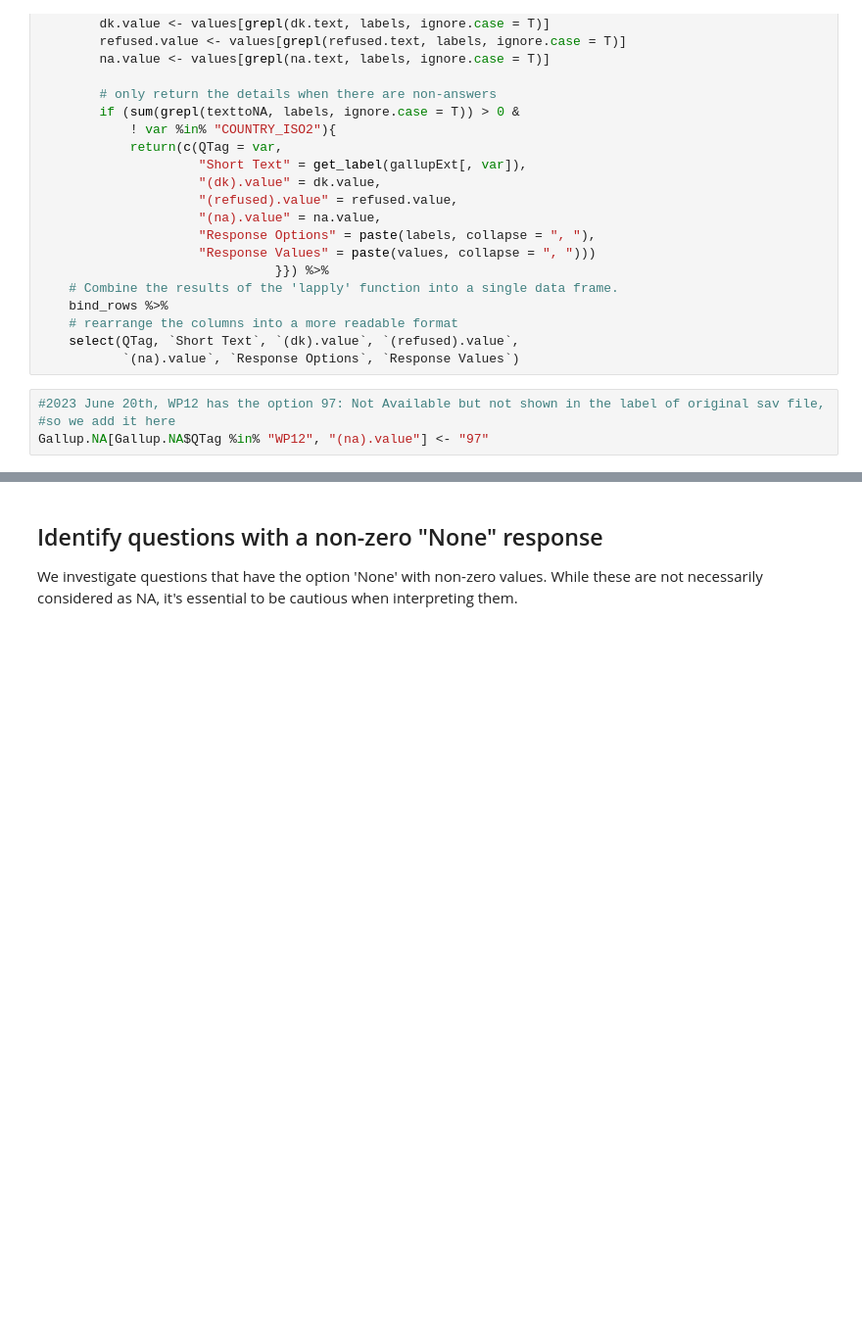
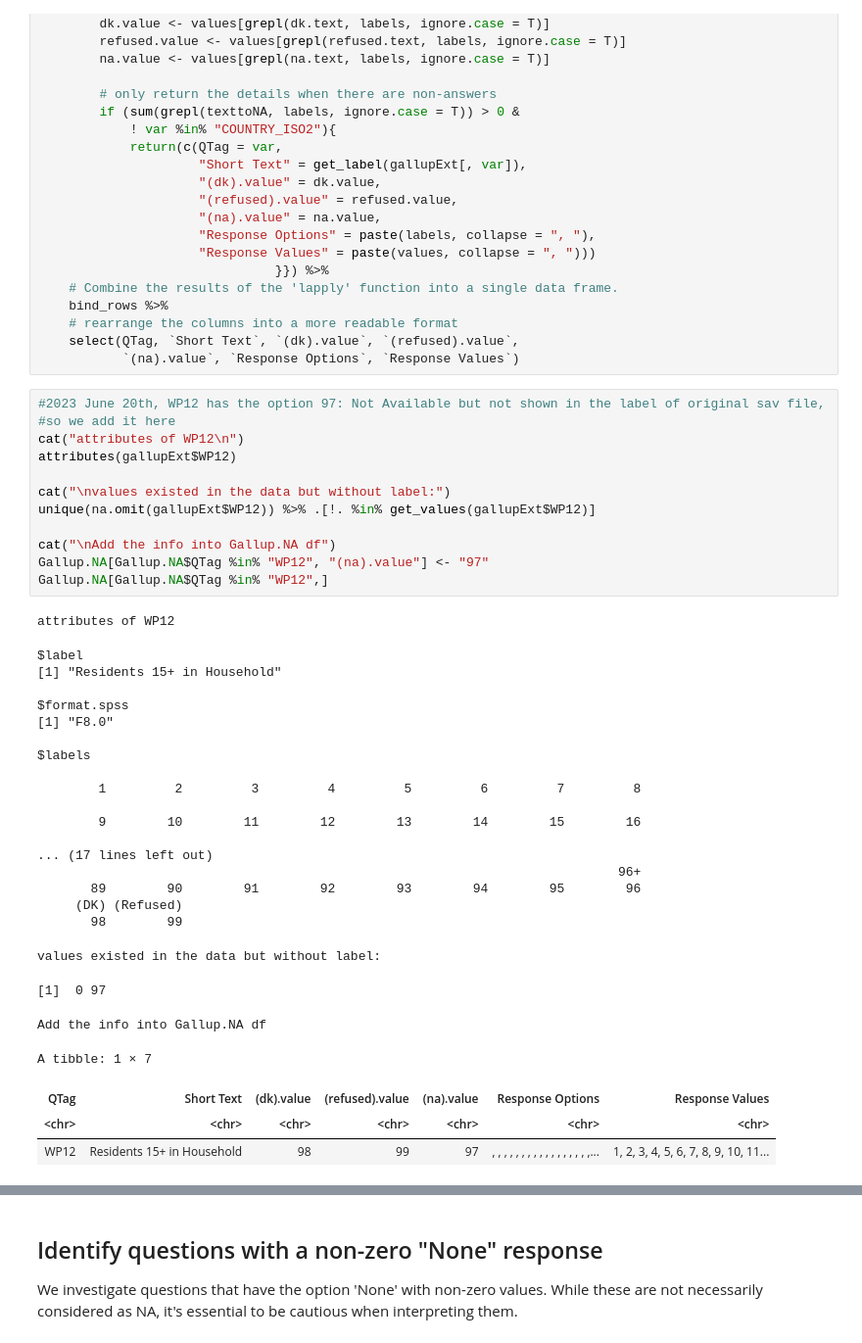
Before and after one commit to uoftpwb/GallupWorldPollCleaning, a Jupyter notebook: FullGallupWorldPollCleaning.ipynb, the cells around one changed output, grey strips where cells are left out. Shown at 98% size. Drawn from its saved outputs; the diff is of its cells as text; blank space fills up the shorter version.

```diff
--- a/FullGallupWorldPollCleaning.ipynb
+++ b/FullGallupWorldPollCleaning.ipynb
@@ -118,4 +125,38 @@ Gallup.NA <- colnames(gallupExt) %>%
 # %%
 #2023 June 20th, WP12 has the option 97: Not Available but not shown in the label of original sav file,
 #so we add it here
+cat("attributes of WP12\n")
+attributes(gallupExt$WP12)
+
+cat("\nvalues existed in the data but without label:")
+unique(na.omit(gallupExt$WP12)) %>% .[!. %in% get_values(gallupExt$WP12)]
+
+cat("\nAdd the info into Gallup.NA df")
 Gallup.NA[Gallup.NA$QTag %in% "WP12", "(na).value"] <- "97"
+Gallup.NA[Gallup.NA$QTag %in% "WP12",]
+# %% [output]
+attributes of WP12
+$label
+[1] "Residents 15+ in Household"
+
+$format.spss
+[1] "F8.0"
+
+$labels
+
+        1         2         3         4         5         6         7         8
+
+        9        10        11        12        13        14        15        16
+
+... (17 lines left out)
+                                                                            96+
+       89        90        91        92        93        94        95        96
+     (DK) (Refused)
+       98        99
+values existed in the data but without label:
+[1]  0 97
+Add the info into Gallup.NA df
+A tibble: 1 × 7
+| QTag | Short Text | (dk).value | (refused).value | (na).value | Response Options | Response Values |
+| <chr> | <chr> | <chr> | <chr> | <chr> | <chr> | <chr> |
+| WP12 | Residents 15+ in Household | 98 | 99 | 97 | , , , , , , , , , , , , , , , , ,... | 1, 2, 3, 4, 5, 6, 7, 8, 9, 10, 11... |
```
Also changed, not shown: parts of 3 cells of this notebook.
